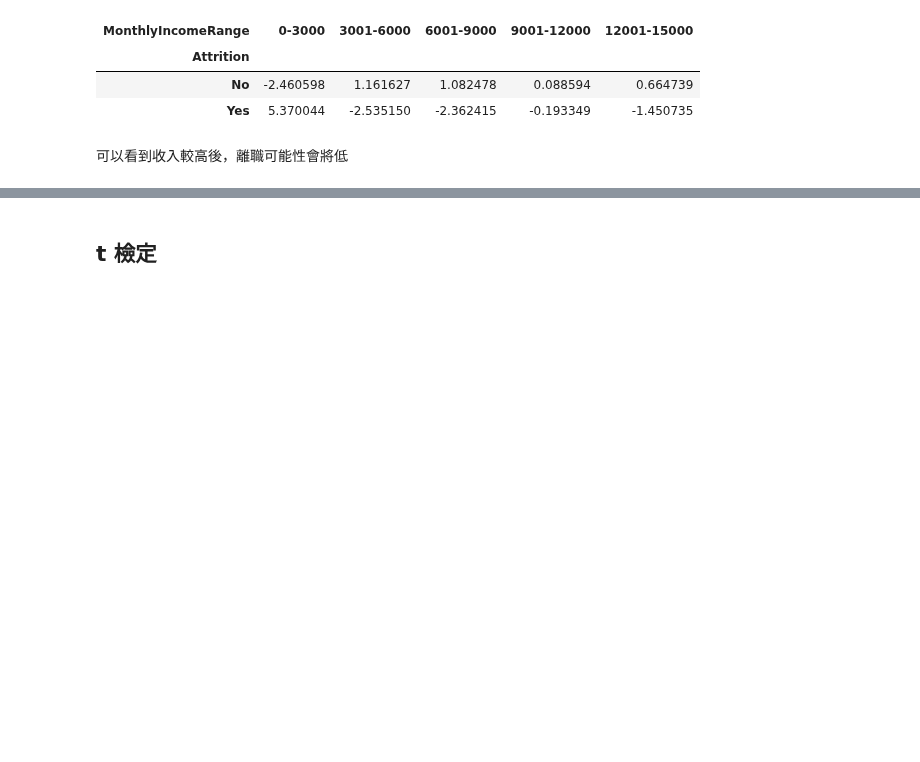
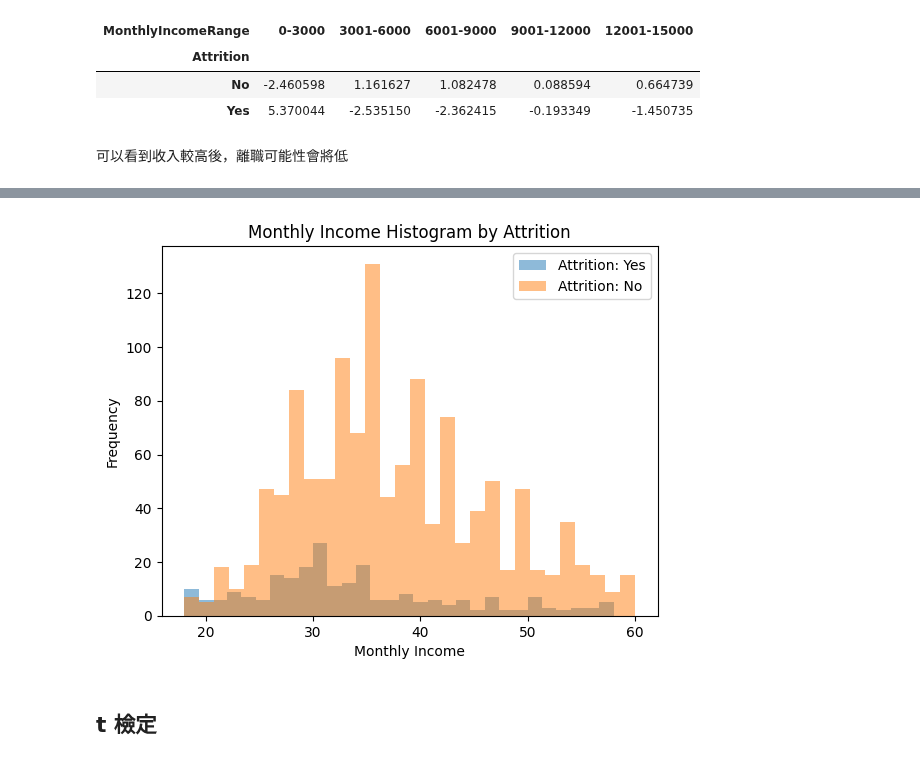
Before and after one commit to whats2000/coding-stuff-I-make-from-learning, a Jupyter notebook: Pythons/statistic/Employee Attrition/project.ipynb, the cells around one changed output, grey strips where cells are left out. Saved outputs shown, nothing was run; the diff lists cells and outputs as text; code cells hidden in the pictures; blank space fills up the shorter version.

```diff
--- a/Pythons/statistic/Employee Attrition/project.ipynb
+++ b/Pythons/statistic/Employee Attrition/project.ipynb
@@ -172,3 +254,13 @@ income_expected
+# %%
+plt.hist(df_leave['Age'], bins=30, alpha=0.5, label='Attrition: Yes')
+plt.hist(df_stay['Age'], bins=30, alpha=0.5, label='Attrition: No')
+plt.legend(loc='upper right')
+plt.title('Monthly Income Histogram by Attrition')
+plt.xlabel('Monthly Income')
+plt.ylabel('Frequency')
+plt.show()
+# %% [output]
+[figure, added]
 # %% [markdown]
 ## t 檢定
 # %% [markdown]
```
Also changed, not shown: parts of 40 cells of this notebook.
